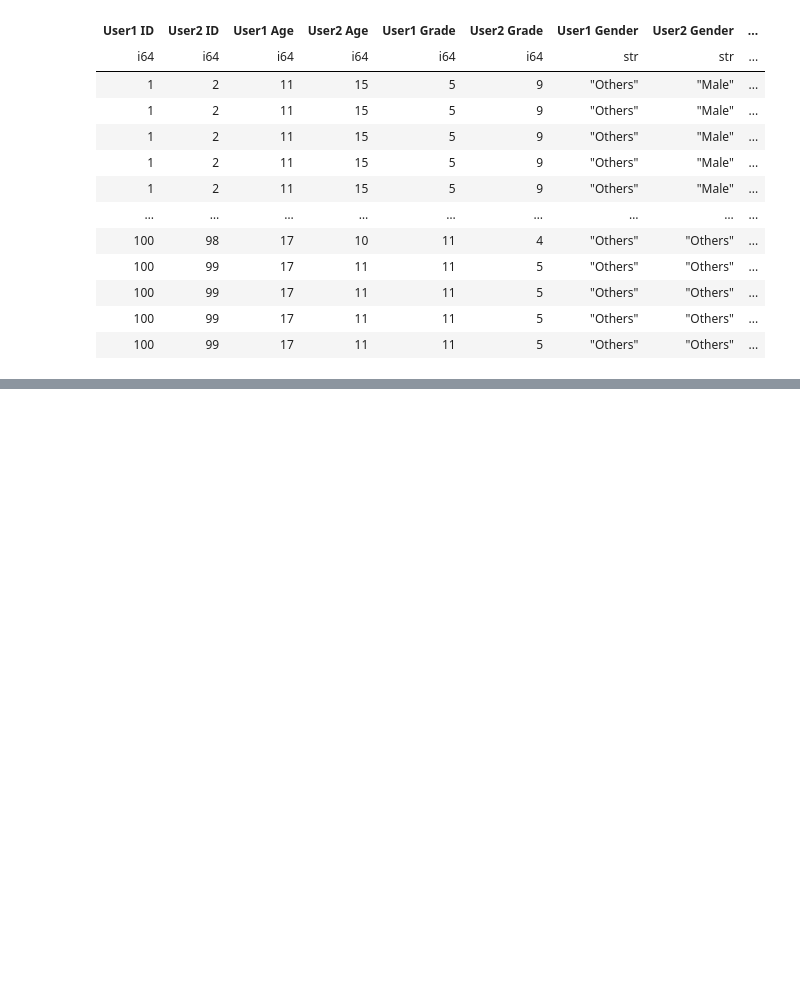
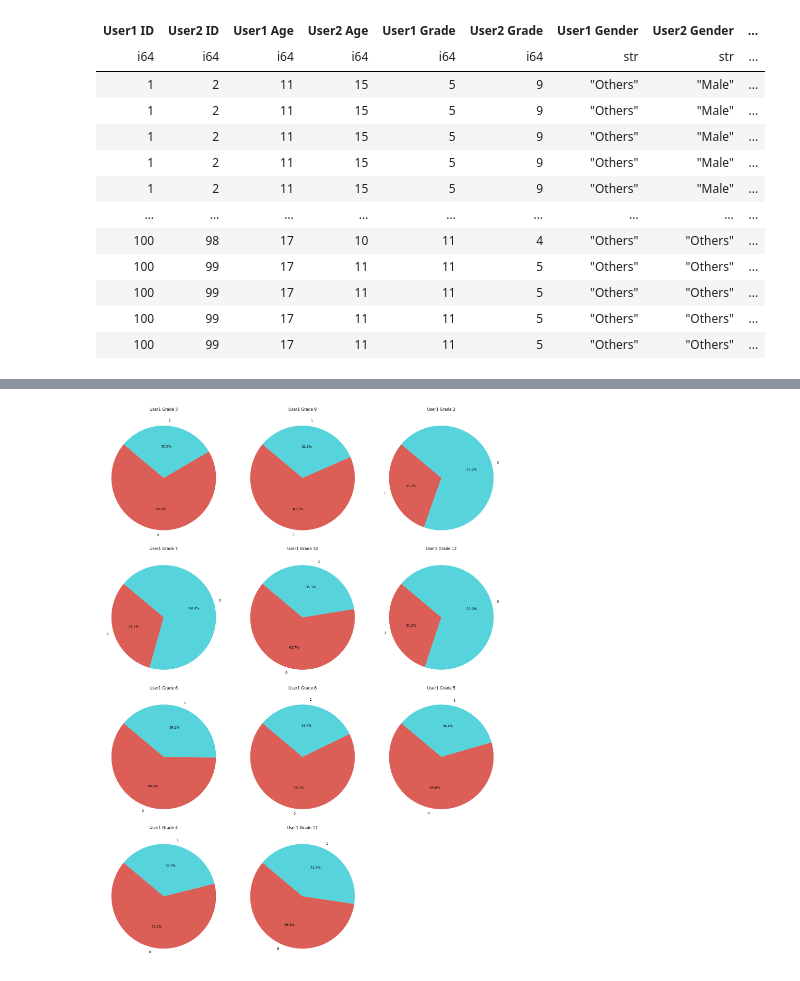
Before and after one commit to HlhDataScience/cyberbullying-detection, a Jupyter notebook: eda_notebooks/eda_exploration.ipynb, the cells around one changed output, grey strips where cells are left out. Saved outputs shown, nothing was run; the diff lists cells and outputs as text; code cells hidden in the pictures; blank space fills up the shorter version.

```diff
--- a/eda_notebooks/eda_exploration.ipynb
+++ b/eda_notebooks/eda_exploration.ipynb
@@ -470,0 +457,14 @@ plt.show()
+# %%
+# Group by 'User1 Grade' and 'Label', then count occurrences
+grouped = df.group_by(["User1 Grade", "Label"]).len()
+# Add a total count column by grouping by 'User1 Grade'
+total_counts = grouped.group_by("User1 Grade").agg(pl.col("len").sum().alias("total_count"))
+
+# Join the total counts back to the grouped DataFrame
+result = grouped.join(total_counts, on="User1 Grade")
+
+# Calculate the percentage for each label within each grade
+result = result.with_columns(
+    (pl.col("len") / pl.col("total_count") * 100).alias("percentage")
+)
+result
@@ -470,0 +486,32 @@ plt.show()
+# %%
+result_pd = result.to_pandas()
+
+# Set up the plot grid
+unique_grades = result_pd["User1 Grade"].unique()
+nrows = (len(unique_grades) + 2) // 3  # Arrange in rows of 3
+fig, axes = plt.subplots(nrows=nrows, ncols=3, figsize=(18, nrows * 6))
+axes = axes.flatten()
+
+# Plot a pie chart for each grade
+for i, grade in enumerate(unique_grades):
+    grade_data = result_pd[result_pd["User1 Grade"] == grade]
+    labels = grade_data["Label"]
+    sizes = grade_data["percentage"]
+    axes[i].pie(
+        sizes,
+        labels=labels,
+        autopct='%1.1f%%',
+        startangle=140,
+        colors=sns.color_palette("hls", len(labels))
+    )
+    axes[i].set_title(f"User1 Grade {grade}")
+
+# Remove extra subplots if any
+for j in range(len(unique_grades), len(axes)):
+    fig.delaxes(axes[j])
+
+# Adjust layout
+plt.tight_layout()
+plt.show()
+# %% [output]
+[figure, added]
```
Also changed, not shown: parts of 26 cells of this notebook, 1 other file.
